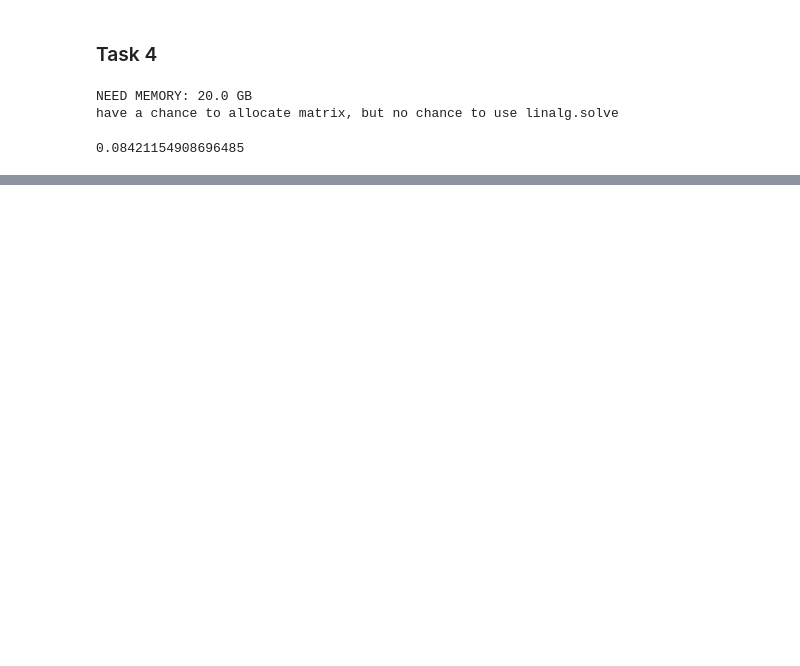
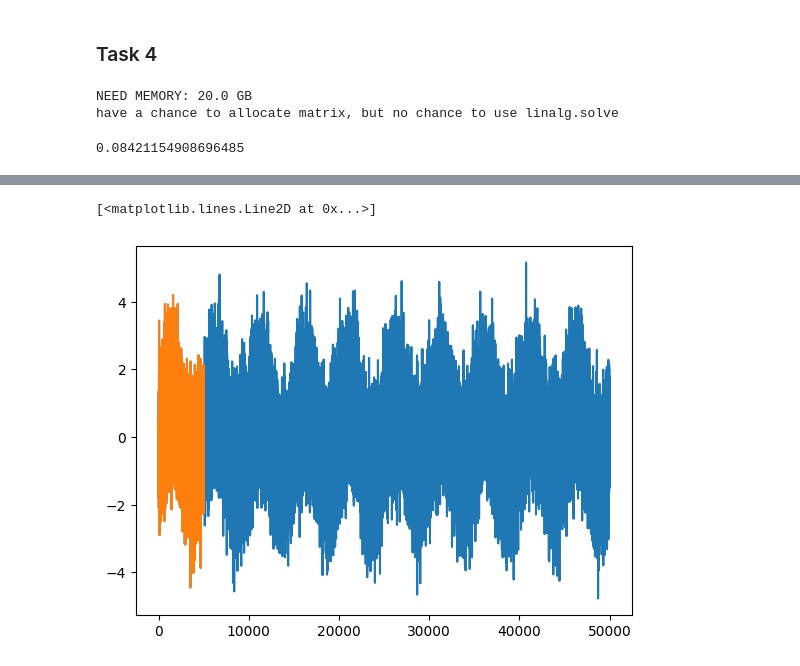
Before and after one commit to Molozey/NumericalMethods, a Jupyter notebook: HW5/Solution.ipynb, the cells around one changed output, grey strips where cells are left out. Cells and saved outputs as stored; diff of their text form; code cells hidden in the pictures; blank space fills up the shorter version.

```diff
--- a/HW5/Solution.ipynb
+++ b/HW5/Solution.ipynb
@@ -102,0 +141,11 @@ print(np.linalg.norm(operator.matvec(x)) / np.linalg.norm(x))
+# %%
+observations = np.load('y.npy')
+plt.plot(observations)
+np.random.seed(42)
+n = 10
+T = 5000
+Y = np.reshape(observations, (n, T))
+plt.plot(Y[0])
+# %% [output]
+[<matplotlib.lines.Line2D at 0x...>]
+[figure, added]
```
Also changed, not shown: parts of 7 cells of this notebook.
